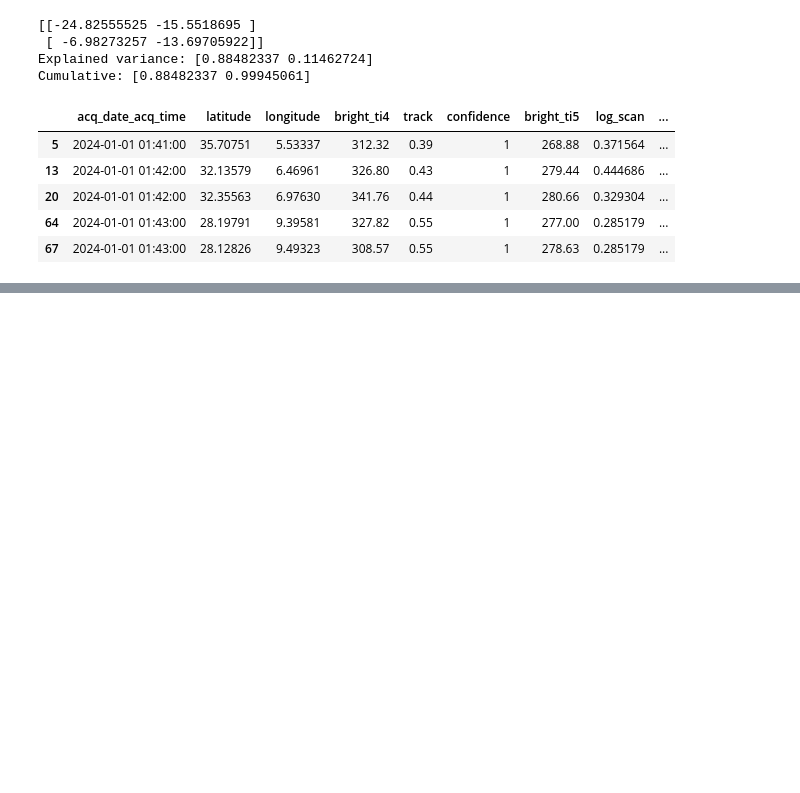
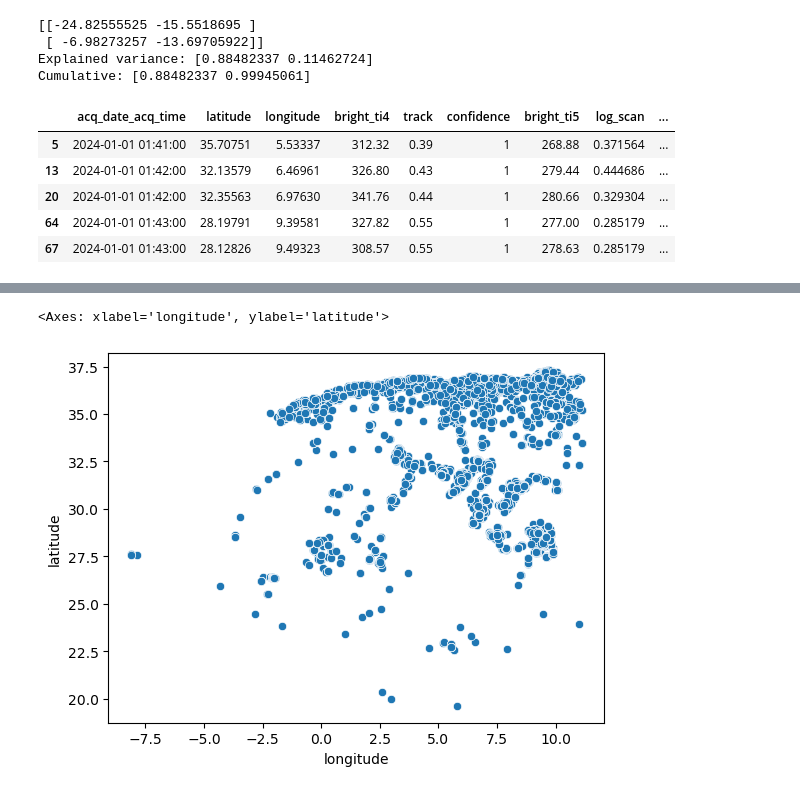
Before and after one commit to b-fatma/S2I-DM, a Jupyter notebook: src/preprocessing/fire.ipynb, the cells around one changed output, grey strips where cells are left out. Drawn from its saved outputs; the diff is of its cells as text; code cells hidden in the pictures; blank space fills up the shorter version.

```diff
--- a/src/preprocessing/fire.ipynb
+++ b/src/preprocessing/fire.ipynb
@@ -431,6 +430,9 @@ df.describe()
 | 75% | 2024-10-02 13:17:00 | 32.528075 | 8.045985 | 341.750000 | 0.630000 | 1.000000 | 304.020000 | 0.431782 | ... |
 | max | 2024-12-31 13:31:00 | 37.323460 | 11.110350 | 367.000000 | 0.780000 | 2.000000 | 355.420000 | 0.587787 | ... |
 | std | NaN | 2.850864 | 2.792576 | 19.384985 | 0.130819 | 0.325003 | 12.958736 | 0.069455 | ... |
+# %%
+df = df[df['confidence']!=0]
 # %%
-df.info()
+df_output = df.drop(['track', 'bright_ti5', 'log_scan', 'log_frp', 'day', 'PC1', 'PC2', 'bright_ti4', 'confidence'], axis=1)
+df_output.head()
 # %% [output]
@@ -455,0 +445,3 @@ memory usage: 1.4 MB
+# %%
+df_output['fire'] = 1
+df_output.head()
@@ -455,0 +455,5 @@ memory usage: 1.4 MB
+# %%
+sns.scatterplot(df_output, x='longitude', y='latitude')
+# %% [output]
+<Axes: xlabel='longitude', ylabel='latitude'>
+[figure, added]
```
Also changed, not shown: parts of 13 cells of this notebook, 6 other files.
